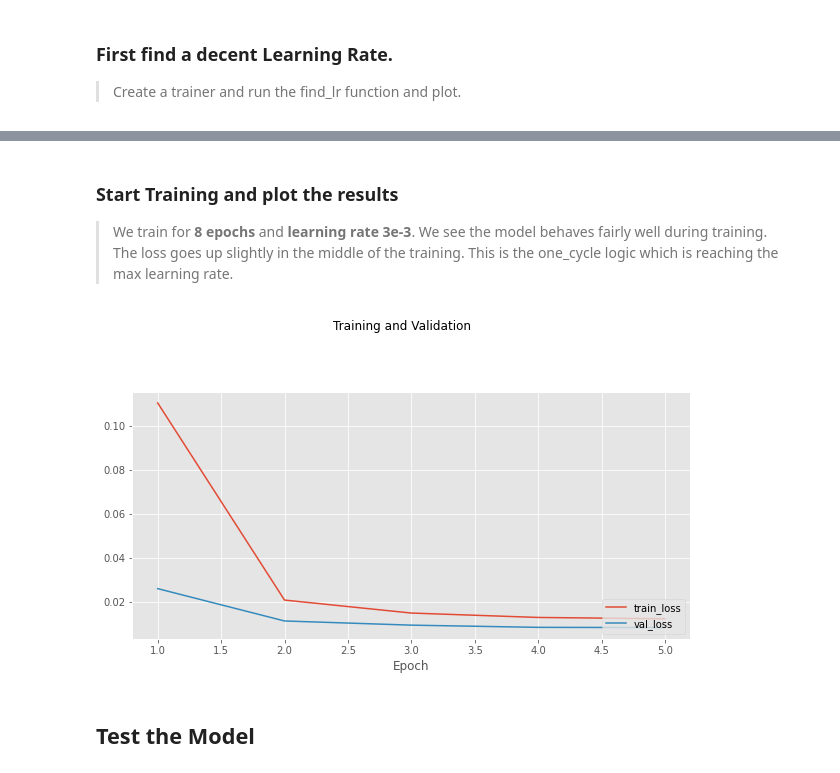
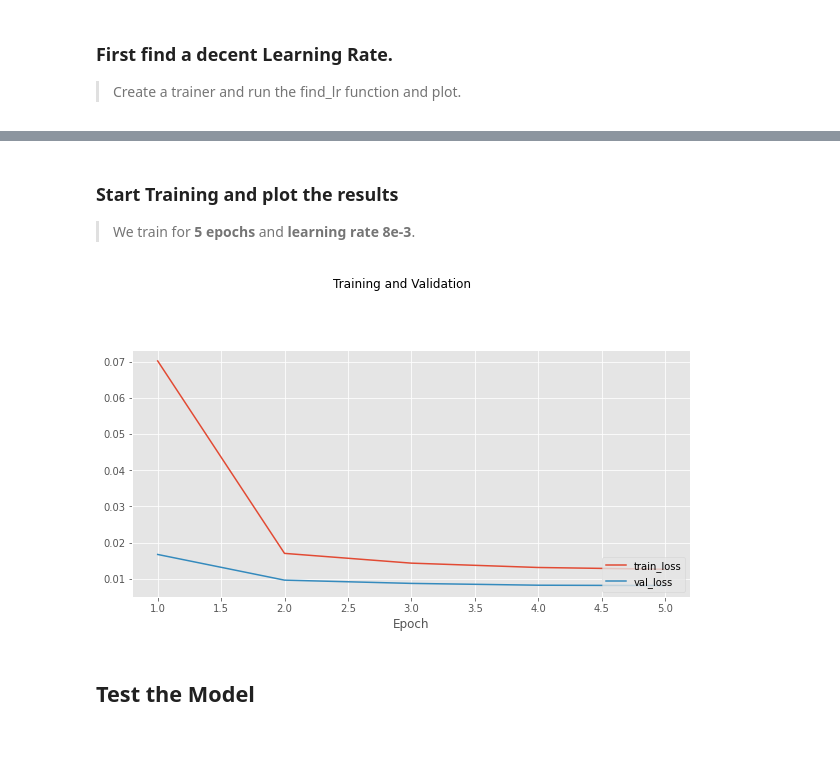
Before and after one commit to t0kk35/d373c7, a Jupyter notebook: notebooks/01_single/02_encoders/03_CategoricalToBinary.ipynb, the cells around one changed output, grey strips where cells are left out. Drawn from its saved outputs; the diff is of its cells as text; code cells hidden in the pictures; blank space fills up the shorter version.

```diff
--- a/notebooks/01_single/02_encoders/03_CategoricalToBinary.ipynb
+++ b/notebooks/01_single/02_encoders/03_CategoricalToBinary.ipynb
@@ -219,13 +219,13 @@ pl.TrainPlot().plot_lr(r)
 [figure]
 # %% [markdown]
 ### Start Training and plot the results
-> We train for __8 epochs__ and __learning rate 3e-3__. We see the model behaves fairly well during training. The loss goes up slightly in the middle of the training. This is the one_cycle logic which is reaching the max learning rate.
+> We train for __5 epochs__ and __learning rate 8e-3__.
 # %%
 t = pt.Trainer(m, device, train_dl, val_dl)
-h = t.train_one_cycle(5, 3e-3)
+h = t.train_one_cycle(5, 8e-3)
 pl.TrainPlot().plot_history(h, fig_size=(10,10))
 # %% [output]
-[figure, old version]
+[figure, new version]
 # %% [markdown]
 ## Test the Model
 # %%
```
Also changed, not shown: parts of 6 cells of this notebook, 21 other files.
